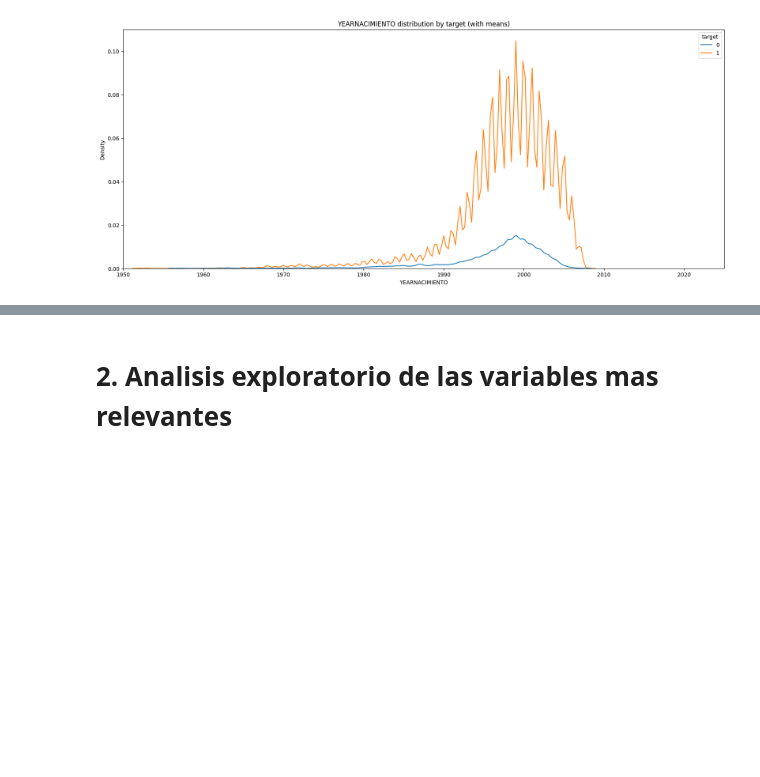
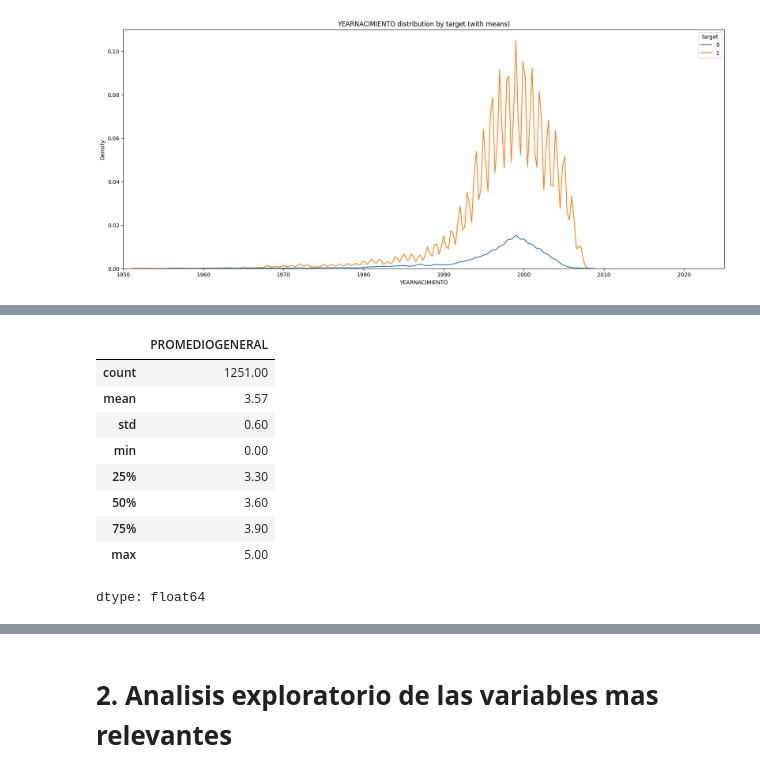
Before and after one commit to amrios80/eda-jobs, a Jupyter notebook: caoba/caoba_eda.ipynb, the cells around one changed output, grey strips where cells are left out. Drawn from its saved outputs; the diff is of its cells as text; code cells hidden in the pictures; blank space fills up the shorter version.

```diff
--- a/caoba/caoba_eda.ipynb
+++ b/caoba/caoba_eda.ipynb
@@ -661,0 +680,14 @@ line_graph(df=df_copy[ (df_copy["YEARNACIMIENTO"]>1900) & (df_copy["YEARNACIMIEN
+# %%
+#df[df["target"]==0].boxplot(column="PROMEDIOGENERAL" , by="target", grid=False)
+df[df["target"]==0]["PROMEDIOGENERAL"].describe()
+# %% [output]
+|  | PROMEDIOGENERAL |
+| count | 1251.00 |
+| mean | 3.57 |
+| std | 0.60 |
+| min | 0.00 |
+| 25% | 3.30 |
+| 50% | 3.60 |
+| 75% | 3.90 |
+| max | 5.00 |
+dtype: float64
```
Also changed, not shown: parts of 7 cells of this notebook.
